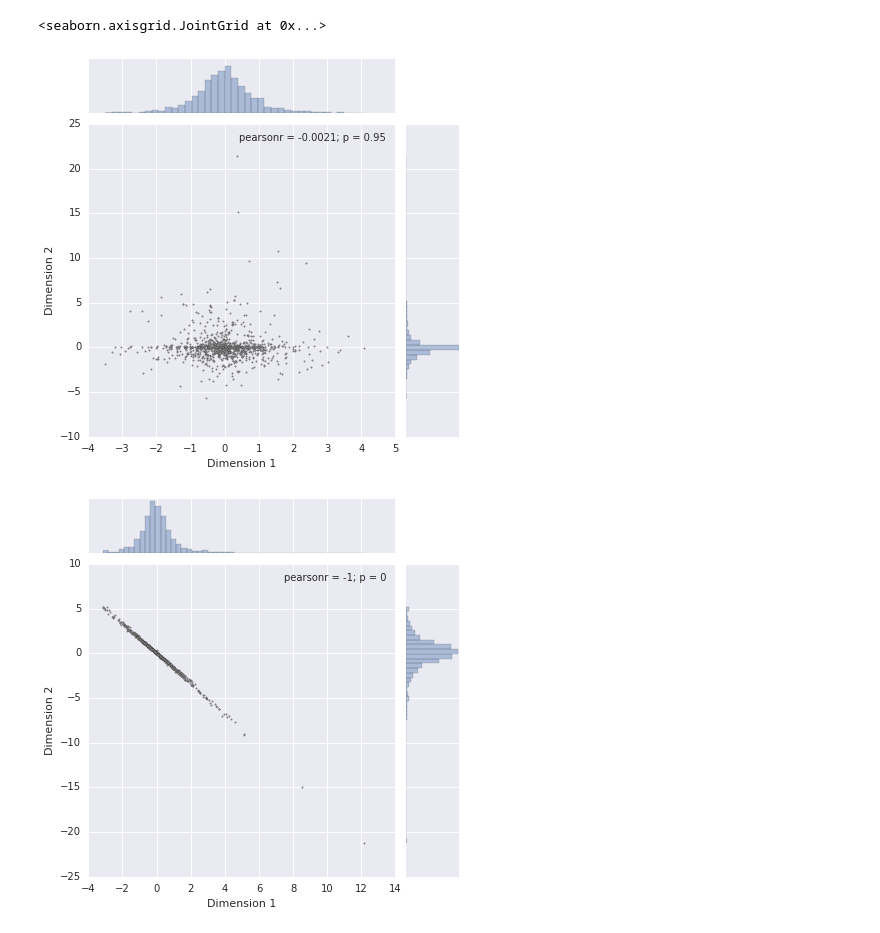
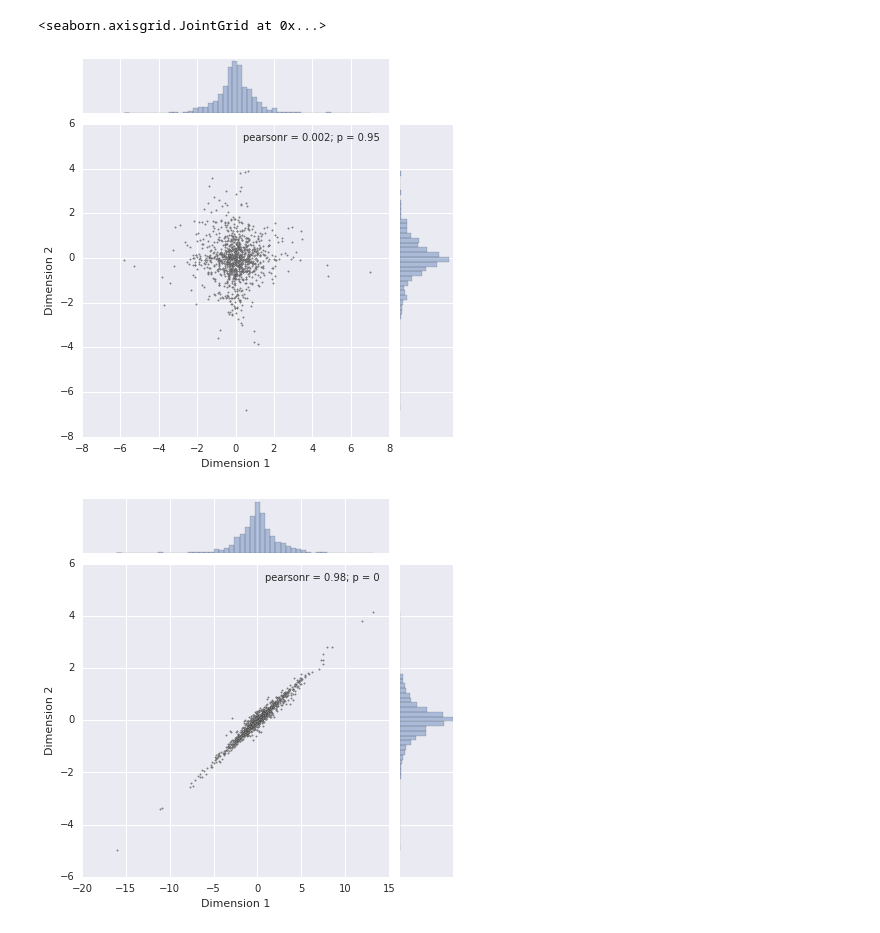
Before and after one commit to ShuangLiBCM/NNDL_Shuang, a Jupyter notebook: BCM_objective fun_weight tracking.ipynb, the cells around one changed output. Saved outputs shown, nothing was run; the diff lists cells and outputs as text; code cells hidden in the pictures.

```diff
--- a/BCM_objective fun_weight tracking.ipynb
+++ b/BCM_objective fun_weight tracking.ipynb
@@ -12,34 +136,34 @@ scale = (2**0.5)**(-1)
 s = np.random.laplace(loc,scale,[1000,2])  # 5000*2, 0 mean, unit variance
 
 # make data skewed with a half-squaring
-idx = s[:,1] > 0
-s[idx,1] = s[idx,1]**2
+# idx = s[:,1] > 0
+# s[idx,1] = s[idx,1]**2
 
 # Conduct rotation and mixture
 # Generate rotation matrix
 theta = np.pi/4      # 45 degree rotation
 #A = np.array(((mt.cos(theta),-mt.sin(theta)),(mt.sin(theta),mt.cos(theta))))
 A = np.random.randn(2,2)
 #A = np.dot(A, A.T)
 
 s_rt = np.dot(s,A)
 
 # plot original distribution
 df = pd.DataFrame({'x':s[:,0],'y':s[:,1]})
 g = sns.jointplot(x="x", y="y", data=df)
 g.plot_joint(plt.scatter, c="gray", s=10, linewidth=.1, marker=".")
 g.ax_joint.collections[0].set_alpha(0)
 g.set_axis_labels("Dimension 1", "Dimension 2")
 
 
 
 # plot mixed distribution
 df = pd.DataFrame({'x':s_rt[:,0],'y':s_rt[:,1]})
 g = sns.jointplot(x="x", y="y", data=df)
 g.plot_joint(plt.scatter, c="gray", s=10, linewidth=.1, marker=".")
 g.ax_joint.collections[0].set_alpha(0)
 g.set_axis_labels("Dimension 1", "Dimension 2")
 # %% [output]
 <seaborn.axisgrid.JointGrid at 0x...>
-[figure, old version]
+[figure, new version]
-[figure, old version]
+[figure, new version]
```
Also changed, not shown: parts of 11 cells of this notebook.
